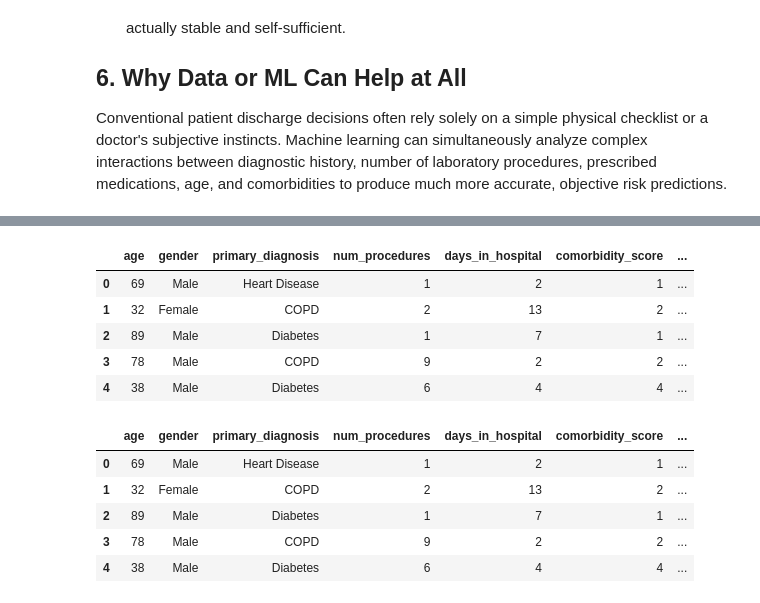
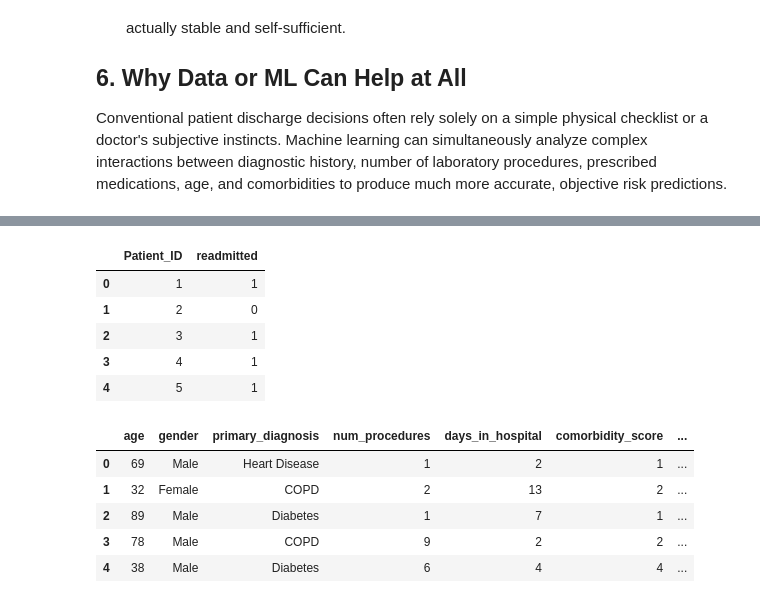
Before and after one commit to sri-wahyuni10/Inter-flyrank, a Jupyter notebook: work/notebooks/w01_research_question.ipynb, the cells around one changed output, grey strips where cells are left out. Saved outputs shown, nothing was run; the diff lists cells and outputs as text; code cells hidden in the pictures.

```diff
--- a/work/notebooks/w01_research_question.ipynb
+++ b/work/notebooks/w01_research_question.ipynb
@@ -42,13 +40,13 @@ Path to dataset files: /root/.cache/kagglehub/datasets/vanpatangan/readmission-d
 # %%
 df2 = pd.read_csv("/kaggle/input/readmission-dataset/sample_submission.csv")
-df.head()
+df2.head()
 # %% [output]
-|  | age | gender | primary_diagnosis | num_procedures | days_in_hospital | comorbidity_score | ... |
-| 0 | 69 | Male | Heart Disease | 1 | 2 | 1 | ... |
-| 1 | 32 | Female | COPD | 2 | 13 | 2 | ... |
-| 2 | 89 | Male | Diabetes | 1 | 7 | 1 | ... |
-| 3 | 78 | Male | COPD | 9 | 2 | 2 | ... |
-| 4 | 38 | Male | Diabetes | 6 | 4 | 4 | ... |
+|  | Patient_ID | readmitted |
+| 0 | 1 | 1 |
+| 1 | 2 | 0 |
+| 2 | 3 | 1 |
+| 3 | 4 | 1 |
+| 4 | 5 | 1 |
 # %%
 df = pd.read_csv("/kaggle/input/readmission-dataset/train_df.csv")
 df.head()
```
Also changed, not shown: parts of 6 cells of this notebook.
